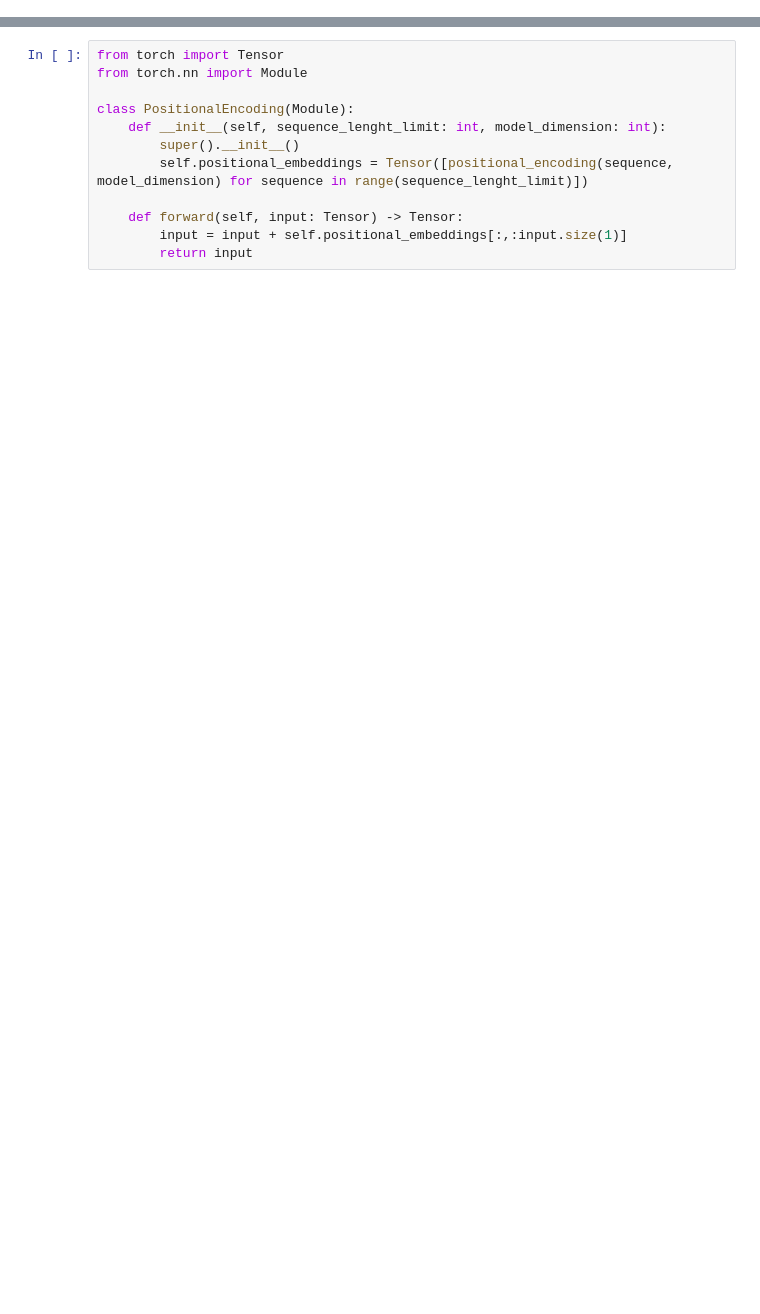
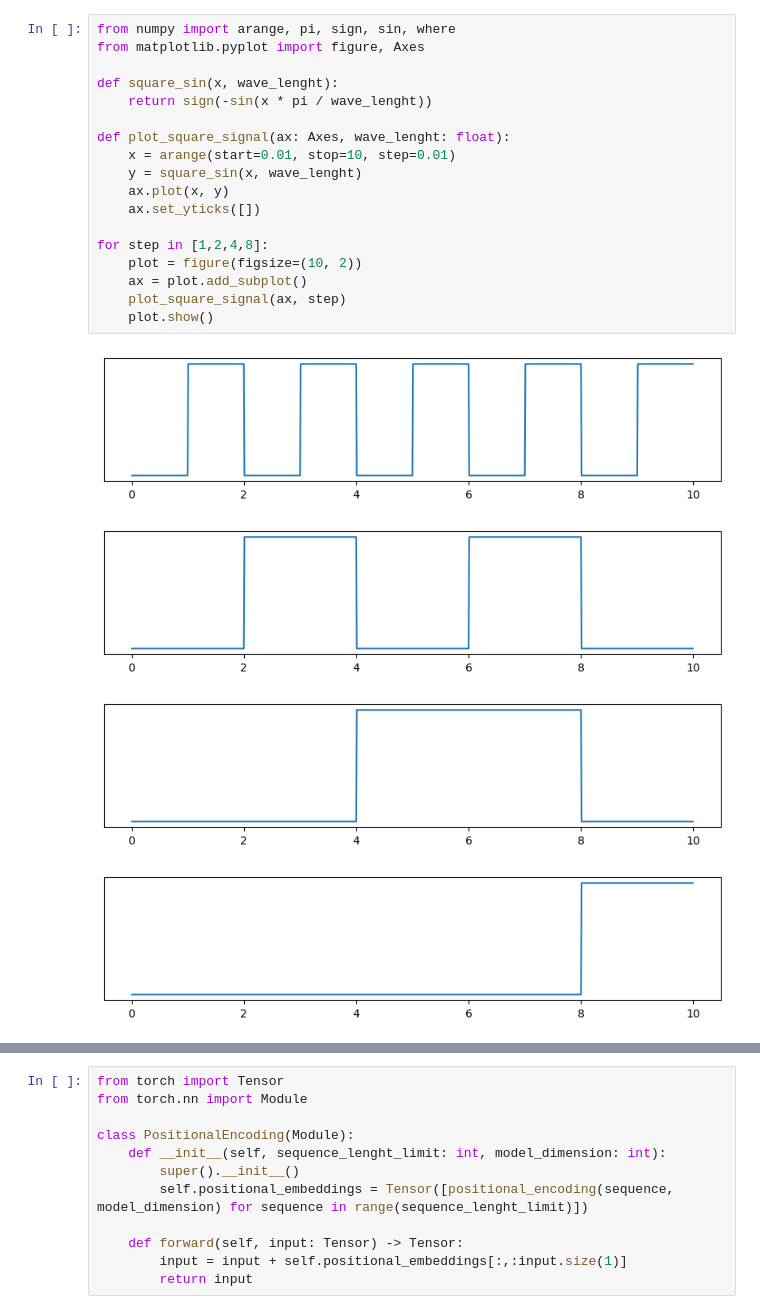
Before and after one commit to mr-raccoon-97/deep-learning-studies, a Jupyter notebook: transformers.ipynb, the cells around one changed output, grey strips where cells are left out. Cells and saved outputs as stored; diff of their text form; blank space fills up the shorter version.

```diff
--- a/transformers.ipynb
+++ b/transformers.ipynb
@@ -2,0 +115,23 @@ https://arxiv.org/abs/1706.03762
+# %%
+from numpy import arange, pi, sign, sin, where
+from matplotlib.pyplot import figure, Axes
+
+def square_sin(x, wave_lenght):
+    return sign(-sin(x * pi / wave_lenght))
+
+def plot_square_signal(ax: Axes, wave_lenght: float):
+    x = arange(start=0.01, stop=10, step=0.01)
+    y = square_sin(x, wave_lenght)
+    ax.plot(x, y)
+    ax.set_yticks([])
+
+for step in [1,2,4,8]:
+    plot = figure(figsize=(10, 2))
+    ax = plot.add_subplot()
+    plot_square_signal(ax, step)
+    plot.show()
+# %% [output]
+[figure, added]
+[figure, added]
+[figure, added]
+[figure, added]
```
Also changed, not shown: parts of 15 cells of this notebook, 2 other files.
